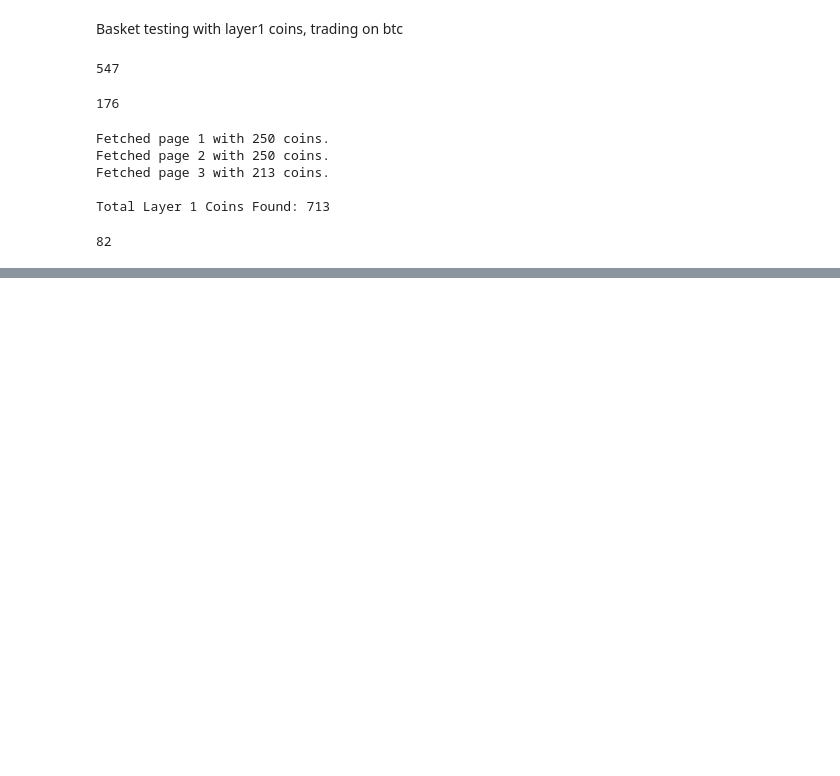
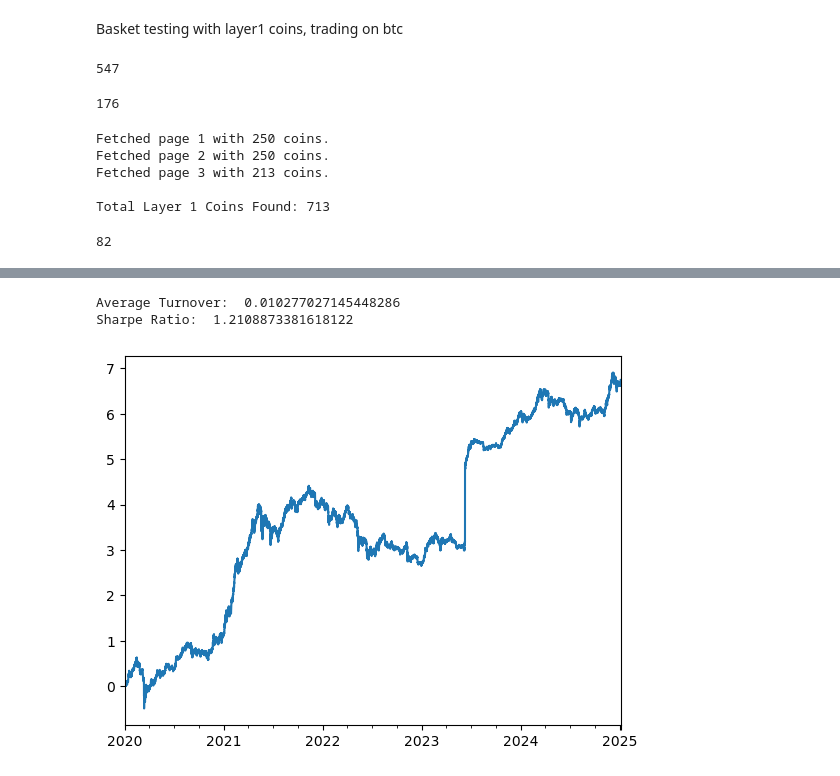
Before and after one commit to jofu-tofu/Trading-Bot, a Jupyter notebook: BTC Layer 1 Basket Reversal.ipynb, the cells around one changed output, grey strips where cells are left out. Drawn from its saved outputs; the diff is of its cells as text; code cells hidden in the pictures; blank space fills up the shorter version.

```diff
--- a/BTC Layer 1 Basket Reversal.ipynb
+++ b/BTC Layer 1 Basket Reversal.ipynb
@@ -150,0 +149,34 @@ or do the opposite
+# %%
+def rank_weighting(ret,lookback=60):
+    '''rank weighting of returns in the lookback period'''
+    ranked_ret = ret.rank(axis=1, pct=True)
+    ranked_ret = ranked_ret.rolling(lookback).mean()
+    return ranked_ret.div(ranked_ret.sum(axis=1),axis=0)
+
+def reversal_weightings(ret):
+    '''portfolio weightings based on signal weightings for reversal strategy'''
+    # set max to -0.5 and min to 0.5
+    def transform_row(row):
+        max_val = row.max()
+        min_val = row.min()
+        return row.map(lambda x: -0.5 if x == max_val else (0.5 if x == min_val else 0))
+
+    def long_short_basket(ret, lookback = 72, number_stock_basket = 10, buyorsell = 'buy'):
+        '''long short basket of stocks based on correlation'''
+        f = lambda x: x.idxmin()
+        multiplier = 1
+        if buyorsell == 'sell':
+            f = lambda x: x.idxmax()
+            multiplier = -1
+        buysell_coin = ret.apply(f, axis = 1).dropna()
+
+        rolling_corrs = ret.rolling(lookback)
+        rolling_corrs = rolling_corrs.apply(lambda x: x.corr(x[buysell_coin[x.name]]))
+
+        print(rolling_corrs)
+
+    ret = long_short_basket(ret)
+    return ret.apply(lambda x: x / x.abs().sum(), axis=1)
+
+
+signal = reversal_weightings(layer1_binance_ret)
@@ -150,0 +290,6 @@ or do the opposite
+# %%
+compute_to_sharpe(rank_weighting(layer1_binance_ret),layer1_binance_ret)
+# %% [output]
+Average Turnover:  0.010277027145448286
+Sharpe Ratio:  1.2108873381618122
+[figure, added]
```
Also changed, not shown: parts of 8 cells of this notebook.
